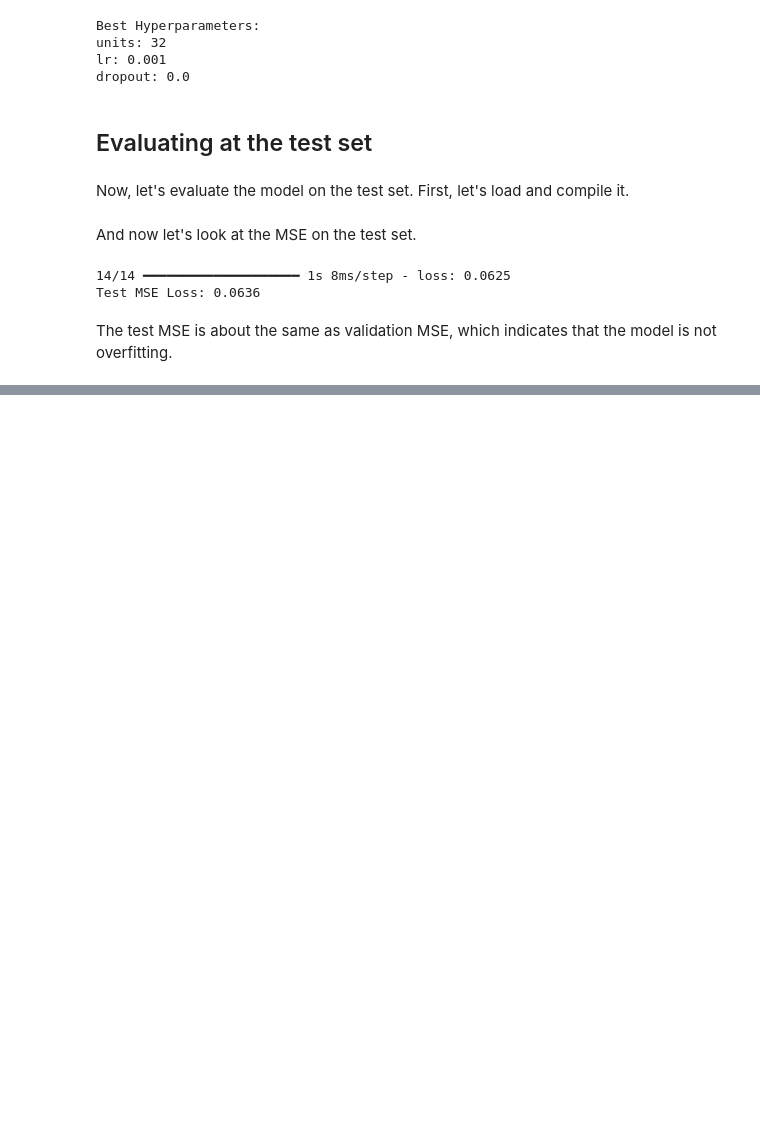
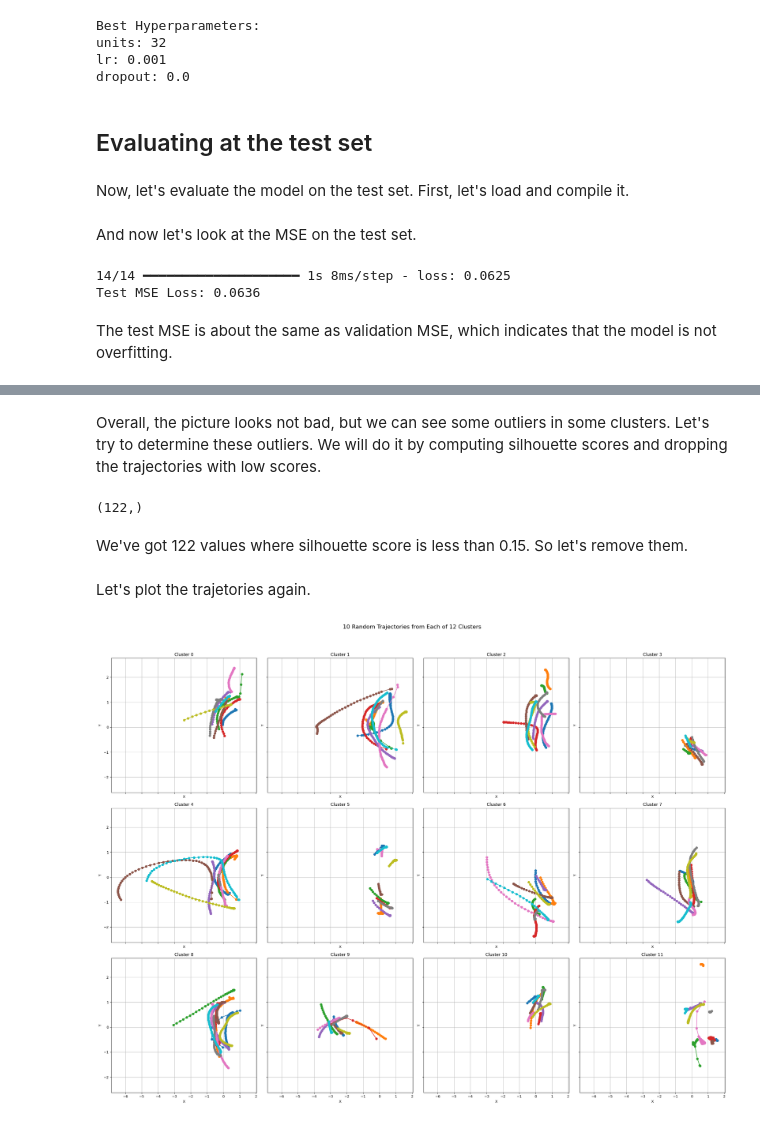
Before and after one commit to b00nk3r/NFL-Big-Data-Bowl-2025, a Jupyter notebook: code/model.ipynb, the cells around one changed output, grey strips where cells are left out. Drawn from its saved outputs; the diff is of its cells as text; code cells hidden in the pictures; blank space fills up the shorter version.

```diff
--- a/code/model.ipynb
+++ b/code/model.ipynb
@@ -256,0 +364,57 @@ The test MSE is about the same as validation MSE, which indicates that the model
+# %% [markdown]
+Overall, the picture looks not bad, but we can see some outliers in some clusters. Let's try to determine these outliers. We will do it by computing silhouette scores and dropping the trajectories with low scores.
+# %%
+sil_scores = silhouette_samples(embeddings, cluster_labels)
+outliers_indices = np.where(sil_scores < -0.15)[0]
+# %%
+outliers_indices.shape
+# %% [output]
+(122,)
+# %% [markdown]
+We've got 122 values where silhouette score is less than 0.15. So let's remove them.
+# %%
+cluster_labels[outliers_indices] = -1
+# %% [markdown]
+Let's plot the trajetories again.
+# %%
+num_clusters = 12
+trajectories_per_cluster = 10
+random_seed = 42
+
+# Set the random seed for reproducibility
+random.seed(random_seed)
+
+# Create a grid of subplots
+cols = 4
+rows = 3
+fig, axes = plt.subplots(rows, cols, figsize=(25, 20), sharex=True, sharey=True)
+axes = axes.flatten()  # Flatten to easily iterate over axes
+
+for cluster_num in range(num_clusters):
+    ax = axes[cluster_num]
+
+    # Find indices of trajectories in the current cluster
+    indices_in_cluster = np.where(cluster_labels == cluster_num)[0]
+
+    # Randomly sample trajectory indices
+    sample_indices = random.sample(list(indices_in_cluster), trajectories_per_cluster)
+
+    # Plot each sampled trajectory
+    for idx in sample_indices:
+        trajectory = padded_sequences[idx]
+        x_coords = trajectory[:, 0]
+        y_coords = trajectory[:, 1]
+
+        ax.plot(x_coords, y_coords, marker='o')
+
+    # Customize each subplot
+    ax.set_title(f"Cluster {cluster_num}")
+    ax.set_xlabel("X")
+    ax.set_ylabel("Y")
+    ax.grid(True)
+
+plt.suptitle(f"10 Random Trajectories from Each of {num_clusters} Clusters", fontsize=16)
+plt.tight_layout(rect=[0, 0.03, 1, 0.95])
+plt.show()
+# %% [output]
+[figure, added]
```
Also changed, not shown: parts of 17 cells of this notebook, 1 other file.
